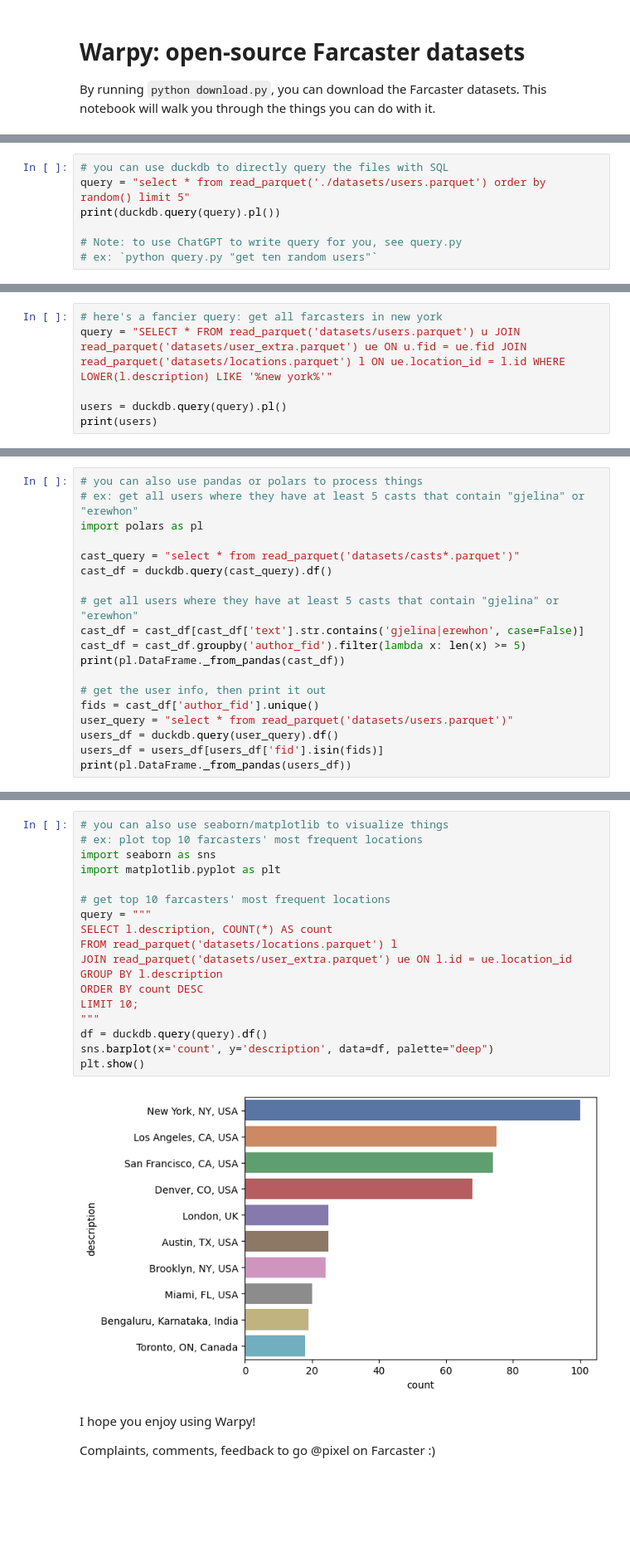
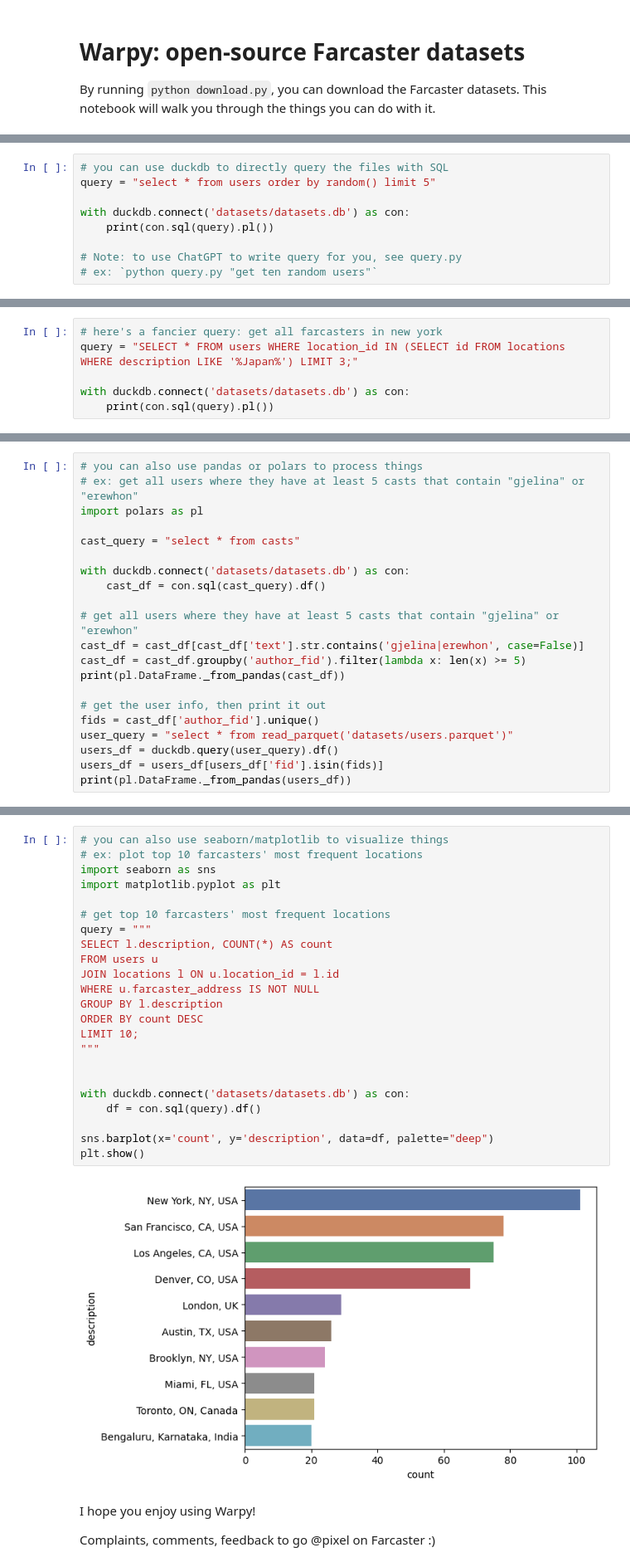
Before and after one commit to vinliao/warpy, a Jupyter notebook: example.ipynb, the cells around one changed output, grey strips where cells are left out. Shown at 83% size. Saved outputs shown, nothing was run; the diff lists cells and outputs as text; blank space fills up the shorter version.

```diff
--- a/example.ipynb
+++ b/example.ipynb
@@ -16,7 +15,9 @@ Datasets folder exists, continuing...
 # %%
 # you can use duckdb to directly query the files with SQL
-query = "select * from read_parquet('./datasets/users.parquet') order by random() limit 5"
-print(duckdb.query(query).pl())
+query = "select * from users order by random() limit 5"
+
+with duckdb.connect('datasets/datasets.db') as con:
+    print(con.sql(query).pl())
 
 # Note: to use ChatGPT to write query for you, see query.py
 # ex: `python query.py "get ten random users"`
@@ -41,7 +42,7 @@ shape: (5, 5)
 # %%
 # here's a fancier query: get all farcasters in new york
-query = "SELECT * FROM read_parquet('datasets/users.parquet') u JOIN read_parquet('datasets/user_extra.parquet') ue ON u.fid = ue.fid JOIN read_parquet('datasets/locations.parquet') l ON ue.location_id = l.id WHERE LOWER(l.description) LIKE '%new york%'"
+query = "SELECT * FROM users WHERE location_id IN (SELECT id FROM locations WHERE description LIKE '%Japan%') LIMIT 3;"
 
-users = duckdb.query(query).pl()
-print(users)
+with duckdb.connect('datasets/datasets.db') as con:
+    print(con.sql(query).pl())
 # %% [output]
@@ -67,8 +71,10 @@ shape: (101, 14)
 # ex: get all users where they have at least 5 casts that contain "gjelina" or "erewhon"
 import polars as pl
 
-cast_query = "select * from read_parquet('datasets/casts*.parquet')"
-cast_df = duckdb.query(cast_query).df()
+cast_query = "select * from casts"
+
+with duckdb.connect('datasets/datasets.db') as con:
+    cast_df = con.sql(cast_query).df()
 
 # get all users where they have at least 5 casts that contain "gjelina" or "erewhon"
 cast_df = cast_df[cast_df['text'].str.contains('gjelina|erewhon', case=False)]
@@ -102,23 +108,28 @@ shape: (60, 8)
 # %%
 # you can also use seaborn/matplotlib to visualize things
 # ex: plot top 10 farcasters' most frequent locations
 import seaborn as sns
 import matplotlib.pyplot as plt
 
 # get top 10 farcasters' most frequent locations
 query = """
 SELECT l.description, COUNT(*) AS count
-FROM read_parquet('datasets/locations.parquet') l
-JOIN read_parquet('datasets/user_extra.parquet') ue ON l.id = ue.location_id
+FROM users u
+JOIN locations l ON u.location_id = l.id
+WHERE u.farcaster_address IS NOT NULL
 GROUP BY l.description
 ORDER BY count DESC
 LIMIT 10;
 """
-df = duckdb.query(query).df()
+
+
+with duckdb.connect('datasets/datasets.db') as con:
+    df = con.sql(query).df()
+
 sns.barplot(x='count', y='description', data=df, palette="deep")
 plt.show()
 # %% [output]
-[figure, old version]
+[figure, new version]
 # %% [markdown]
 I hope you enjoy using Warpy!
 
```
Also changed, not shown: parts of 4 cells of this notebook, 2 other files.
